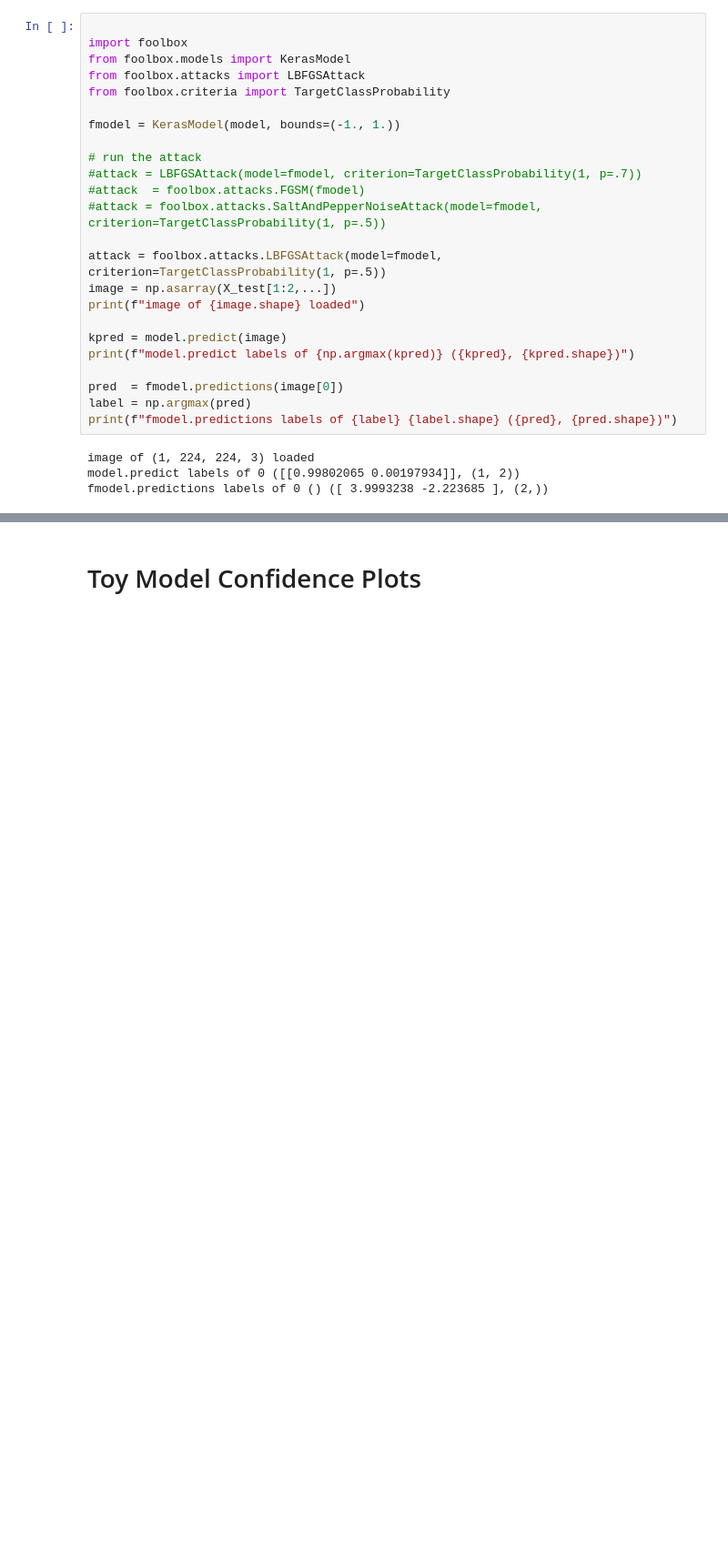
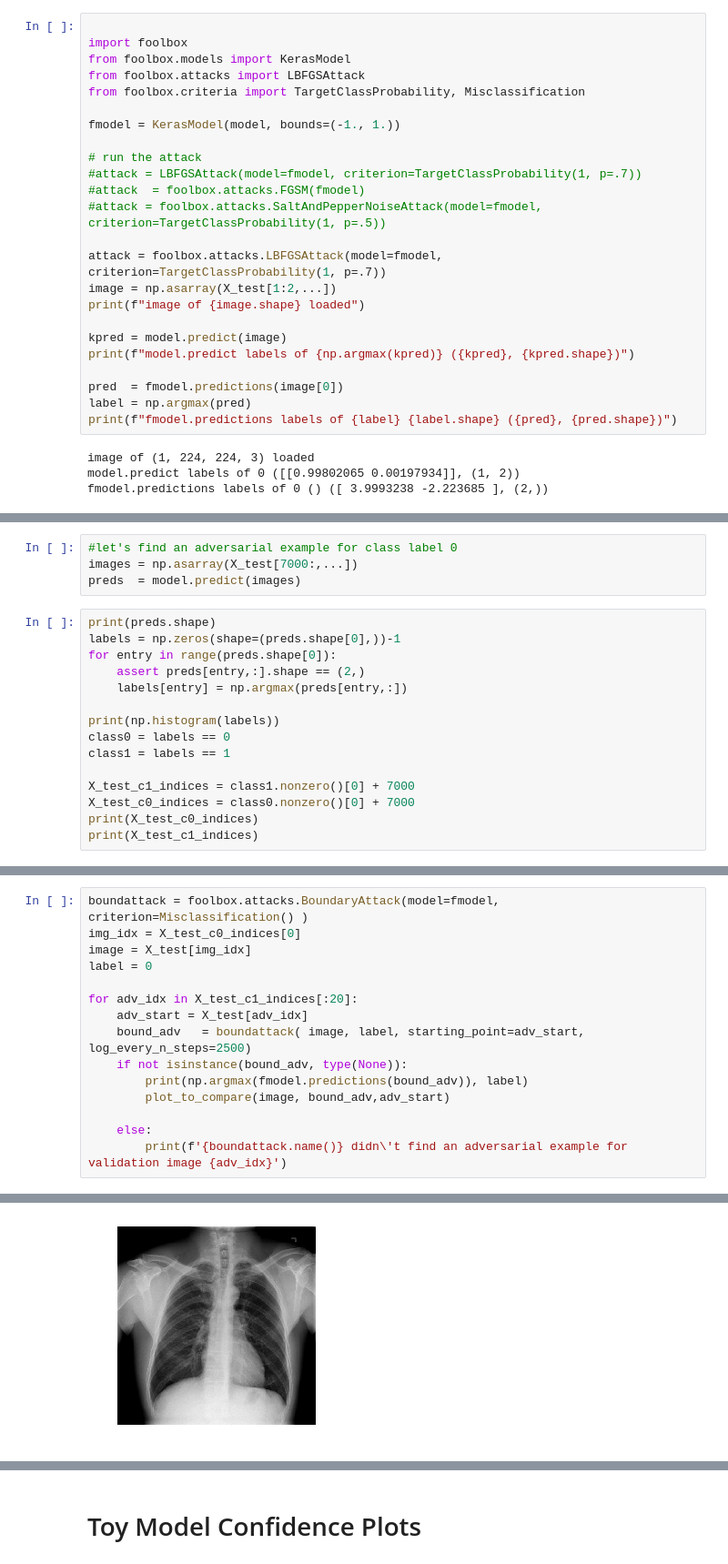
Before and after one commit to psteinb/adversarial-medicine, a Jupyter notebook: pgd_attacks/cxr-generate_pgd_figures.ipynb, the cells around one changed output, grey strips where cells are left out. Shown at 91% size. Cells and saved outputs as stored; diff of their text form; blank space fills up the shorter version.

```diff
--- a/pgd_attacks/cxr-generate_pgd_figures.ipynb
+++ b/pgd_attacks/cxr-generate_pgd_figures.ipynb
@@ -79,7 +70,7 @@ Perturbation*20:
 import foolbox
 from foolbox.models import KerasModel
 from foolbox.attacks import LBFGSAttack
-from foolbox.criteria import TargetClassProbability
+from foolbox.criteria import TargetClassProbability, Misclassification
 
 fmodel = KerasModel(model, bounds=(-1., 1.))
 
@@ -88,7 +79,7 @@ fmodel = KerasModel(model, bounds=(-1., 1.))
 #attack  = foolbox.attacks.FGSM(fmodel)
 #attack = foolbox.attacks.SaltAndPepperNoiseAttack(model=fmodel, criterion=TargetClassProbability(1, p=.5))
 
-attack = foolbox.attacks.LBFGSAttack(model=fmodel, criterion=TargetClassProbability(1, p=.5))
+attack = foolbox.attacks.LBFGSAttack(model=fmodel, criterion=TargetClassProbability(1, p=.7))
 image = np.asarray(X_test[1:2,...])
 print(f"image of {image.shape} loaded")
 
@@ -149,0 +174,19 @@ else:
+# %%
+#let's find an adversarial example for class label 0
+images = np.asarray(X_test[7000:,...])
+preds  = model.predict(images)
+# %%
+print(preds.shape)
+labels = np.zeros(shape=(preds.shape[0],))-1
+for entry in range(preds.shape[0]):
+    assert preds[entry,:].shape == (2,)
+    labels[entry] = np.argmax(preds[entry,:])
+
+print(np.histogram(labels))
+class0 = labels == 0
+class1 = labels == 1
+
+X_test_c1_indices = class1.nonzero()[0] + 7000
+X_test_c0_indices = class0.nonzero()[0] + 7000
+print(X_test_c0_indices)
+print(X_test_c1_indices)
@@ -149,0 +211,16 @@ else:
+# %%
+boundattack = foolbox.attacks.BoundaryAttack(model=fmodel, criterion=Misclassification() )
+img_idx = X_test_c0_indices[0]
+image = X_test[img_idx]
+label = 0
+
+for adv_idx in X_test_c1_indices[:20]:
+    adv_start = X_test[adv_idx]
+    bound_adv   = boundattack( image, label, starting_point=adv_start, log_every_n_steps=2500)
+    if not isinstance(bound_adv, type(None)):
+        print(np.argmax(fmodel.predictions(bound_adv)), label)
+        plot_to_compare(image, bound_adv,adv_start)
+
+    else:
+        print(f'{boundattack.name()} didn\'t find an adversarial example for validation image {adv_idx}')
+# %% [output]
@@ -149,0 +233 @@ else:
+[figure, added]
```
Also changed, not shown: parts of 12 cells of this notebook, 1 other file.
